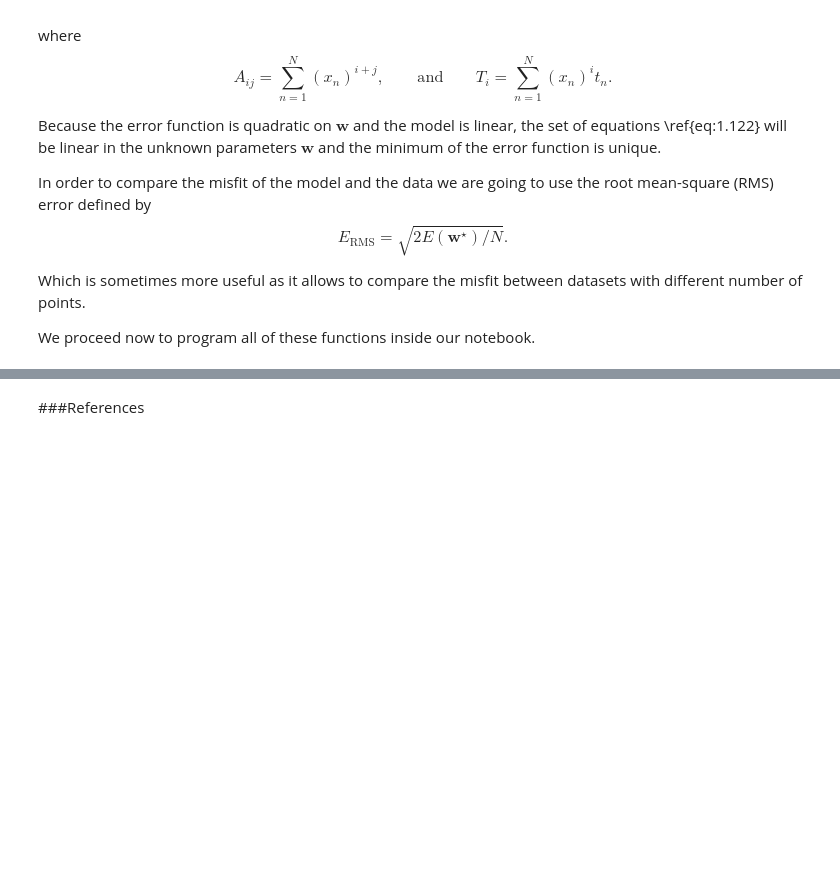
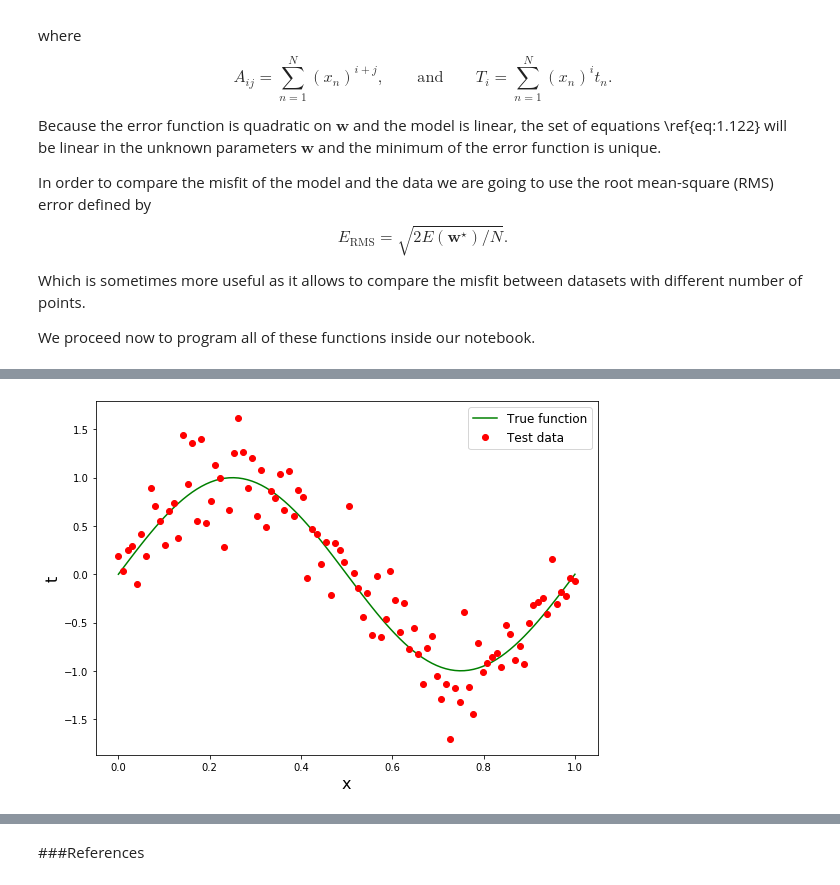
Before and after one commit to CesarArroyo09/Python_Machine_Learning_IFUNAM, a Jupyter notebook: Bishop_PRML_1_1_Example_Polynomial_Curve_Fitting.ipynb, the cells around one changed output, grey strips where cells are left out. Saved outputs shown, nothing was run; the diff lists cells and outputs as text; code cells hidden in the pictures; blank space fills up the shorter version.

```diff
--- a/Bishop_PRML_1_1_Example_Polynomial_Curve_Fitting.ipynb
+++ b/Bishop_PRML_1_1_Example_Polynomial_Curve_Fitting.ipynb
@@ -302,0 +341,10 @@ print(len(rms_test))
+# %%
+plt.figure(figsize=(9,6.5))
+plt.plot(x_test, t_true, 'g', label='True function')
+plt.plot(x_test, t_test, 'ro', label='Test data')
+plt.xlabel(r"x", fontsize=16)
+plt.ylabel(r"t", fontsize=16)
+plt.legend(loc='best', fontsize=12)
+plt.show()
+# %% [output]
+[figure, added]
```
Also changed, not shown: parts of 16 cells of this notebook.
